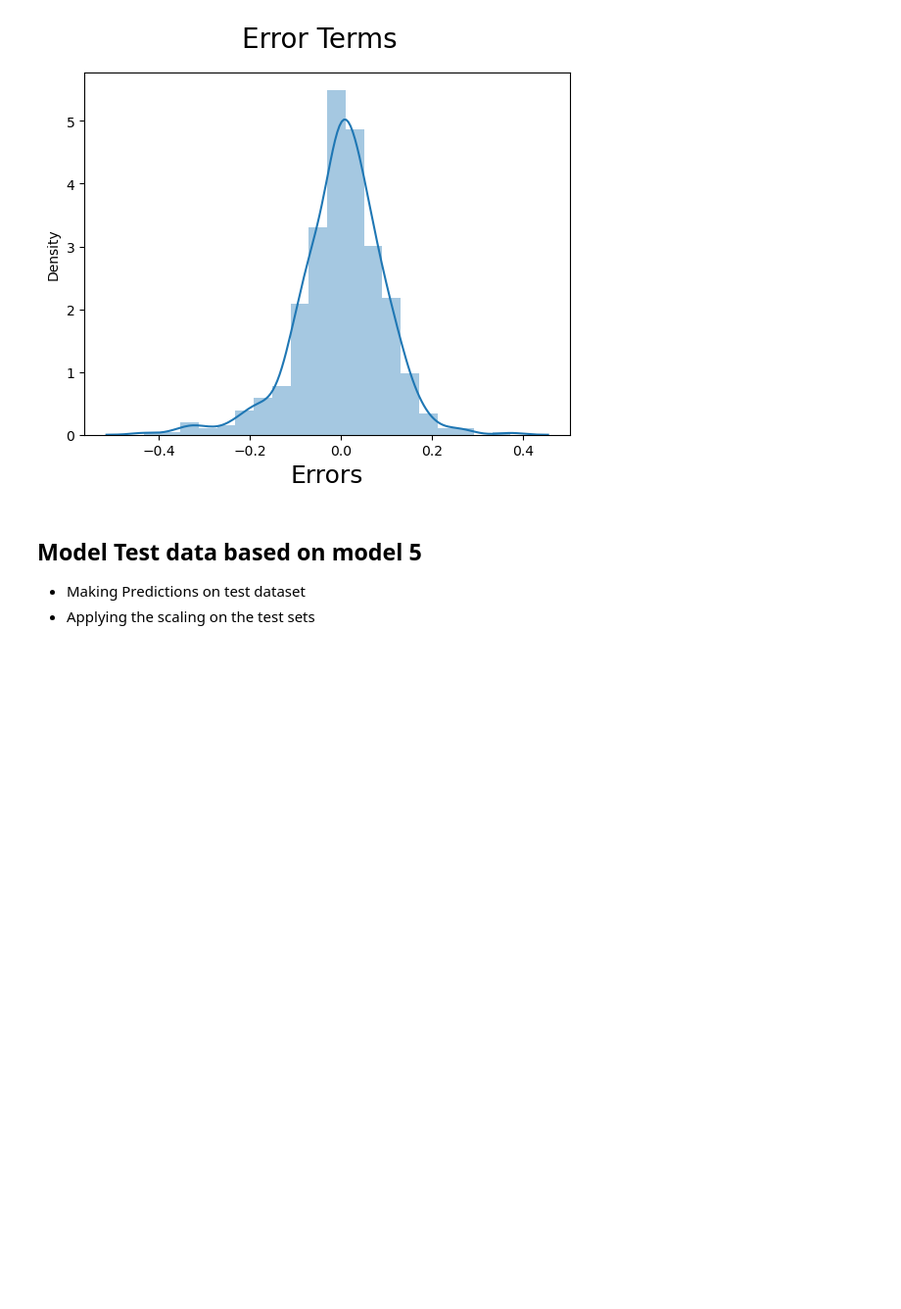
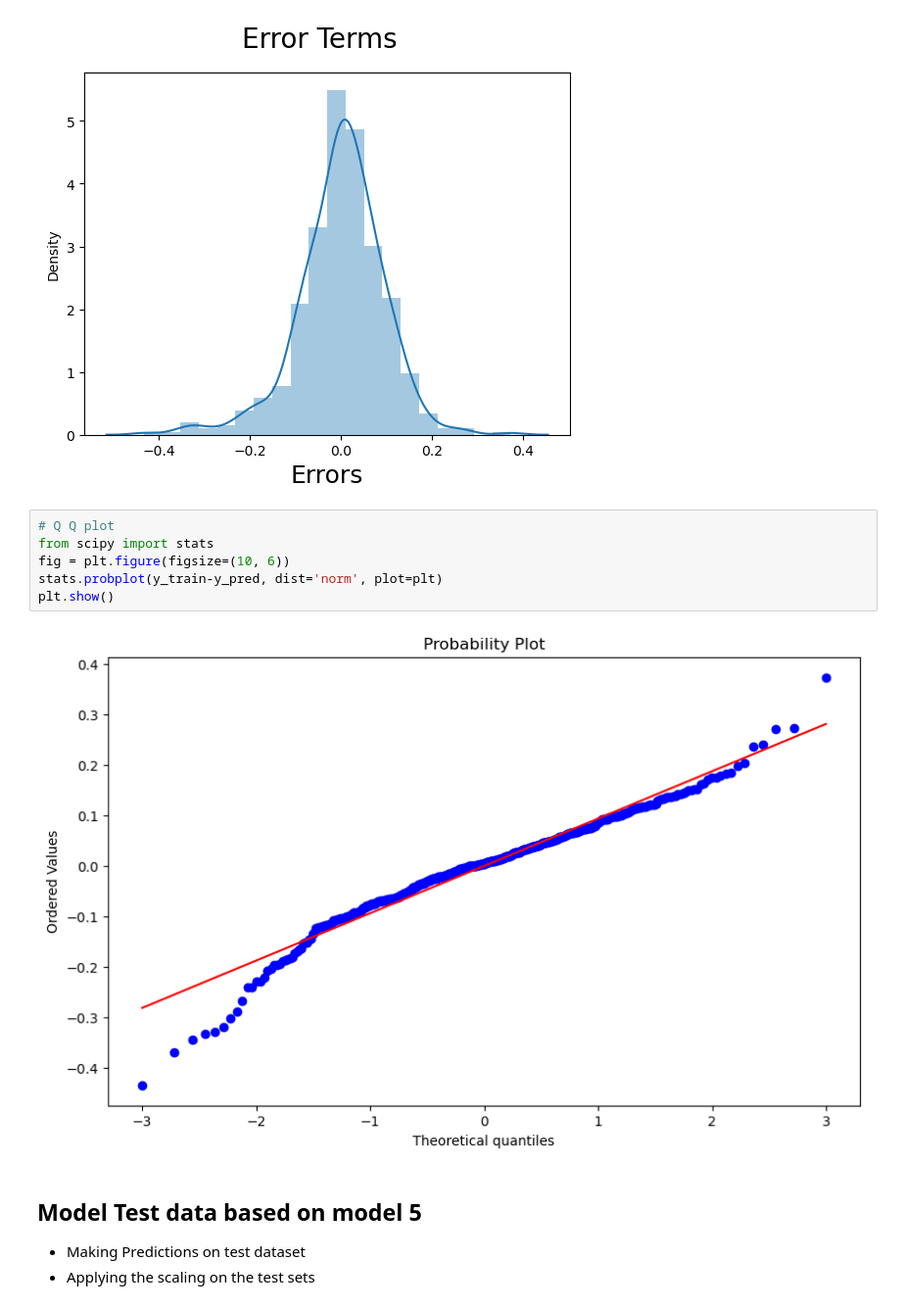
Before and after one commit to prtmoswal/boombike_assignment_preetam_final, a Jupyter notebook: BoomBikes Sharing Assignment Preetam Oswal v_1.ipynb, the cells around one changed output. Shown at 98% size. Drawn from its saved outputs; the diff is of its cells as text; blank space fills up the shorter version.

```diff
--- a/BoomBikes Sharing Assignment Preetam Oswal v_1.ipynb
+++ b/BoomBikes Sharing Assignment Preetam Oswal v_1.ipynb
@@ -995,6 +995,14 @@ plt.xlabel('Errors', fontsize = 18)
 # %% [output]
 Text(0.5, 0, 'Errors')
 [figure]
+# %%
+# Q Q plot
+from scipy import stats
+fig = plt.figure(figsize=(10, 6))
+stats.probplot(y_train-y_pred, dist='norm', plot=plt)
+plt.show()
+# %% [output]
+[figure, added]
 # %% [markdown]
 ## Model Test data based on model 5
 - Making Predictions on test dataset
```
Also changed, not shown: parts of 29 cells of this notebook.
